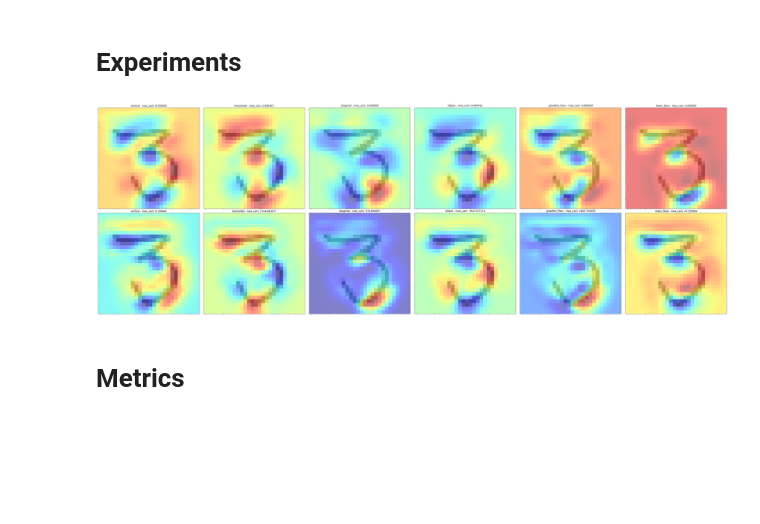
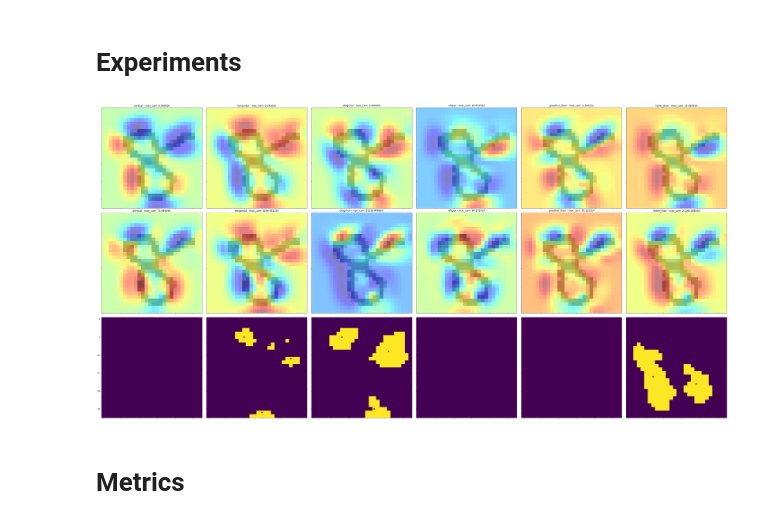
Before and after one commit to fsilvestrim/thesis, a Jupyter notebook: Geo_Cam.ipynb, the cells around one changed output. Drawn from its saved outputs; the diff is of its cells as text; code cells hidden in the pictures; blank space fills up the shorter version.

```diff
--- a/Geo_Cam.ipynb
+++ b/Geo_Cam.ipynb
@@ -77,3 +74,11 @@ def get_heatmap(cam, size, resize=True):
+# %%
+def get_heatmap(cam, size, resize=True):
+  heatmap = cam / np.max(cam)
+
+  if resize:
+    heatmap = resize_image(heatmap, size)
+
+  return heatmap
 # %%
 def show_heatmap(img, cam, size, resize=True, title=None, detached=False, ax=None):
   img = img.reshape(size[0], size[1])
@@ -539,6 +545,8 @@ def grad_cam_pp(image, model, con_layer_idx=-1, prediction_idx=-1):
 # 4 - check
 # %%
 # geo2 (sliced) model (from model_gcm - transfer learning) for cam prediction
+model_geocam = Model([model_geo.inputs], [get_layer(model_geo, "geo_last_conv").get_output_at(0), model_geo.output])
+
 model_gcmcam = Model([model_gcm_complete.inputs],
                      [get_layer(model_gcm_complete, "geo_last_conv").get_output_at(1),
                       model_gcm_complete.output])
@@ -546,7 +554,7 @@ model_gcmcam = Model([model_gcm_complete.inputs],
 from mpl_toolkits.axes_grid1 import ImageGrid
 
 # prediction based on conv output (5056, 6146, 2365, 2587)
-test_image, test_label, test_idx = get_sample(mnist_test, 2587)
+test_image, test_label, test_idx = get_sample(mnist_test)
 mnist_gcm_predictions = predict(model_gcm, test_image)
 mnist_gcm_prediction = np.argmax(mnist_gcm_predictions)
 
@@ -563,59 +571,66 @@ geo_classes = len(dataset[2])
 
 # gcm_cam_mask = np.max(gcm_cam) - gcm_cam
 # fig = plt.figure(facecolor='white', figsize=(28, 28))
 # fig, axes = plt.subplots(2, geo_classes, constrained_layout=True)
 fig = plt.figure(figsize=(56, 56))
 grid = ImageGrid(fig, 111,  # similar to subplot(141)
-                     nrows_ncols=(2, geo_classes),
+                     nrows_ncols=(3, geo_classes),
                      axes_pad=0.3,
                      label_mode="1",
                      )
 
 # pure geo
 image_idx = 0
 for category in range(geo_classes):
-  geo_cam, _, _, _ = grad_cam(test_image, model_geo, -1, category)
-  min_cam_activation = min(np.min(geo_cam), min_cam_activation)
-  max_cam_activation = max(np.max(geo_cam), max_cam_activation)
-  cam_activations[category] = geo_cam
-  title = f"{dataset[2][category]} - max_cam: {np.max(geo_cam) * 100000000:.6f}"
-  # plt.subplot(2, geo_classes, image_idx)
-  show_heatmap(test_image, geo_cam, (28, 28, 1), True, title, detached=True, ax=grid[image_idx])
+  cam, _, _, _ = grad_cam_m(test_image, model_geocam, category)
+  title = f"{dataset[2][category]} - max_cam: {np.max(cam) * 100000000:.6f}"
+  show_heatmap(test_image, cam, (28, 28, 1), True, title, detached=True, ax=grid[image_idx])
   image_idx += 1
 
 # masks (geo)
+cam_activations = dict()
 min_cam_activation, max_cam_activation = 0, 0
-cam_activations = dict()
 for category in range(geo_classes):
-  geo_cam, _, _, _ = grad_cam_m(test_image, model_gcmcam, category, 1)
-  min_cam_activation = min(np.min(geo_cam), min_cam_activation)
-  max_cam_activation = max(np.max(geo_cam), max_cam_activation)
-  cam_activations[category] = geo_cam
-  title = f"{dataset[2][category]} - max_cam: {np.max(geo_cam) * 100000000:.6f}"
-  # plt.subplot(2, geo_classes, image_idx)
-  show_heatmap(test_image, geo_cam, (28, 28, 1), True, title, detached=True, ax=grid[image_idx])
+  cam, _, _, _ = grad_cam_m(test_image, model_gcmcam, category, 1)
+  cam_activations[category] = cam
+  min, max = np.min(cam), np.max(cam)
+  # print(f"{min} - {min_cam_activation} | {max} - {max_cam_activation}")
+  min_cam_activation = np.minimum(min, min_cam_activation)
+  max_cam_activation = np.maximum(max, max_cam_activation)
+  title = f"{dataset[2][category]} - max_cam: {np.max(cam) * 100000000:.6f}"
+  show_heatmap(test_image, cam, (28, 28, 1), True, title, detached=True, ax=grid[image_idx])
+  image_idx += 1
+
+for category in range(geo_classes):
+  cam = cam_activations[category]
+  cam = (cam - min_cam_activation) / (max_cam_activation - min_cam_activation)
+
+  cam = resize_image(cam, (28, 28)) * 255
+  _, cam = cv.threshold(cam, 150, 255, cv.THRESH_BINARY)
+  cv_img = np.array(cam, dtype = np.uint8)
+  contours, _ = cv.findContours(cv_img, cv.RETR_TREE, cv.CHAIN_APPROX_SIMPLE)
+  grid[image_idx].imshow(cv_img)
+
+  for i in range(len(contours)):
+    moments = cv.moments(contours[i])
+    if moments['m00'] > 0:
+      center = (int(moments['m10']/moments['m00']), int(moments['m01']/moments['m00']))
+      circle1 = plt.Circle(center, 0.2, color='r')
+      grid[image_idx].add_patch(circle1)
+
   image_idx += 1
 
 plt.show()
-
-# for category in range(len(dataset[2])):
-#   geocam_gcm_cam = cam_activations[category]
-#   perc = geocam_gcm_cam#(min_cam_actinvation + geocam_gcm_cam) / max_cam_activation
-#   image = np.array(get_heatmap(perc, (28, 28) * 255), dtype = np.uint8)
-#   # threshed = cv2.adaptiveThreshold(image, 255, cv2.ADAPTIVE_THRESH_MEAN_C, cv2.THRESH_BINARY, 3, 0)
-#   show_image(image)
-#   x,y,w,h = cv.boundingRect(image)
-#   print(f"{dataset[2][category]} - max_perc: {np.max(perc):.2f} pos: {x},{y} size: {w},{h}")
 
 # Prediction
 # sorted_indexes = np.flip(np.argsort(geocam_gcm_cam_predictions[0]))
 # percentages = np.round(geocam_gcm_cam_predictions[0] / geocam_gcm_cam_predictions[0][sorted_indexes[0]], 5)
 
 # print(f"1st : {dataset[2][sorted_indexes[0]]} ({percentages[sorted_indexes[0]] * 100:.2f}%)")
 # print(f"2nd : {dataset[2][sorted_indexes[1]]} ({percentages[sorted_indexes[1]] * 100:.2f}%)")
 # print(f"3rd : {dataset[2][sorted_indexes[2]]} ({percentages[sorted_indexes[2]] * 100:.2f}%)")
 # %% [output]
-[figure, old version]
+[figure, new version]
 # %% [markdown]
 # Metrics
 # %%
```
Also changed, not shown: parts of 10 cells of this notebook.
